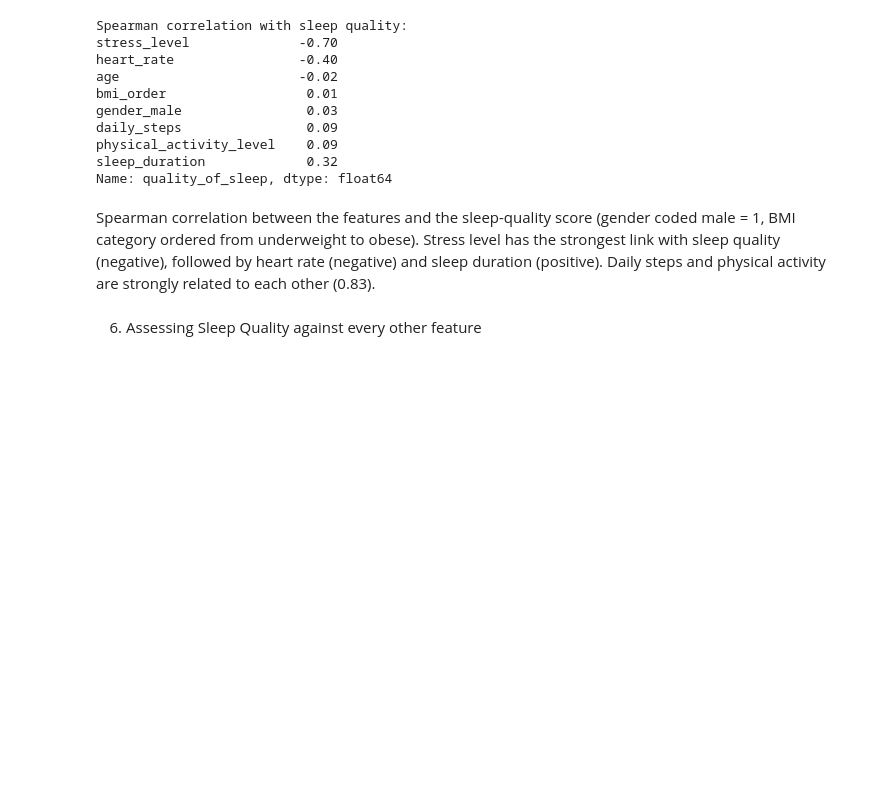
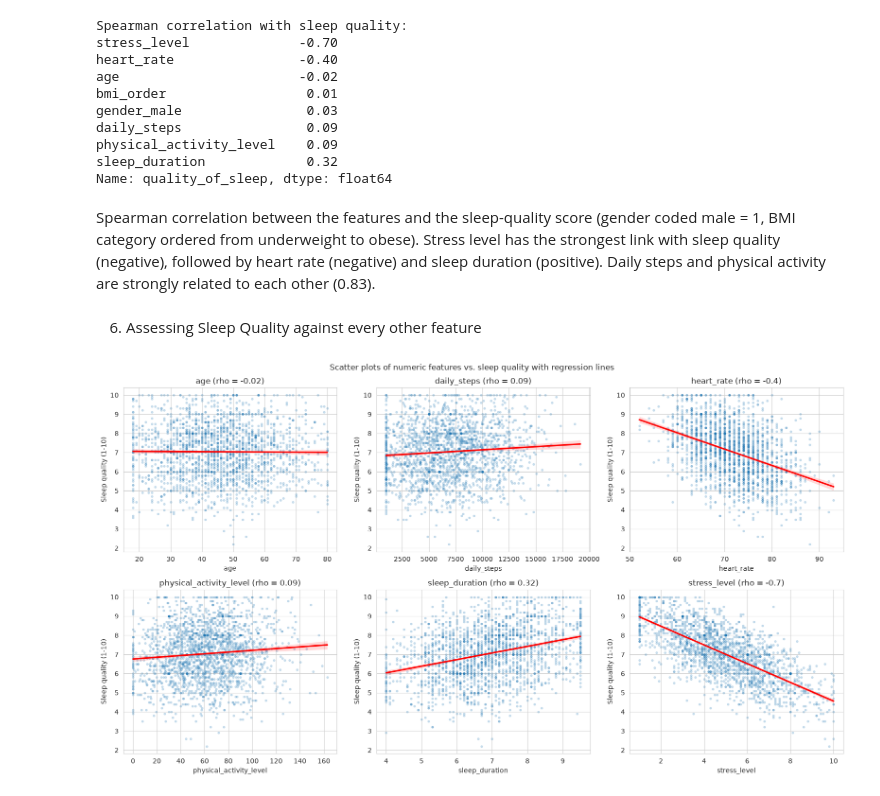
Before and after one commit to HamsMSaidam/QUALIFY, a Jupyter notebook: notebooks/02_EDA_layan.ipynb, the cells around one changed output. Drawn from its saved outputs; the diff is of its cells as text; code cells hidden in the pictures; blank space fills up the shorter version.

Commit message:
Plots assessing the relation of the target relative to other features + synthesized insights provided by the figures

```diff
--- a/notebooks/02_EDA_layan.ipynb
+++ b/notebooks/02_EDA_layan.ipynb
@@ -249,3 +249,22 @@ Name: quality_of_sleep, dtype: float64
 Spearman correlation between the features and the sleep-quality score (gender coded male = 1, BMI category ordered from underweight to obese). Stress level has the strongest link with sleep quality (negative), followed by heart rate (negative) and sleep duration (positive). Daily steps and physical activity are strongly related to each other (0.83).
 # %% [markdown]
 6. Assessing Sleep Quality against every other feature
+# %%
+fig, axes = plt.subplots(2,3, figsize=(16,9))
+axes=axes.flatten()
+for i in range(6):
+    col = num_cols[i] # Retrieves column name for the current iteration
+    sns.regplot(x=col, y=TARGET, data=df, ax=axes[i], scatter_kws={"s":8,"alpha": 0.2}, line_kws={"color":"red"})
+    # In seaborn, the parameter scatter_kws controls the size andtransparency of the scatter points while line_kws defines the color of the regression line
+    r = round(df[col].corr(df[TARGET],method="spearman"),2)
+    # r contains the Spearman correlation coefficient between the current column and the target variable, and the final value is rounded to two decimals places for better readability
+    axes[i].set_title(col + " (rho = " + str(r) + ")")
+    axes[i].set_xlabel(col)
+    axes[i].set_ylabel("Sleep quality (1-10)")
+# suptitle() is used to set a title for the entire figure
+plt.suptitle("Scatter plots of numeric features vs. sleep quality with regression lines")
+plt.tight_layout()
+plt.savefig(FIG + "/eda_06_scatterplots_regression.png")
+plt.show()
+# %% [output]
+[figure, added]
```
Also changed, not shown: parts of 13 cells of this notebook, 8 other files.
